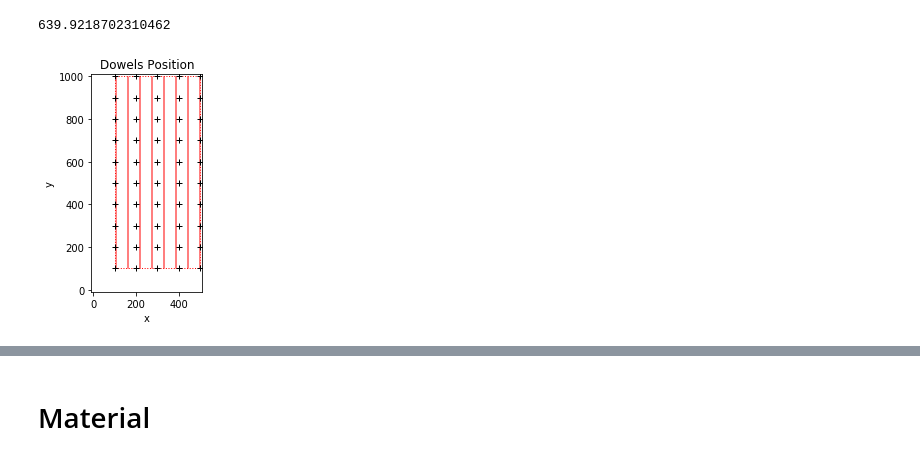
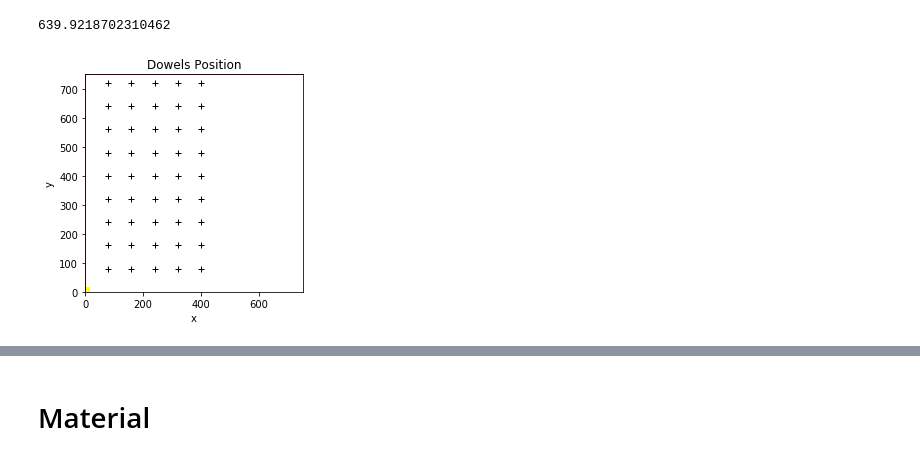
Before and after one commit to MarcoDona-CLTs/my-first-binder, a Jupyter notebook: timberDowelConnDesign.ipynb, the cells around one changed output, grey strips where cells are left out. Drawn from its saved outputs; the diff is of its cells as text; code cells hidden in the pictures.

```diff
--- a/timberDowelConnDesign.ipynb
+++ b/timberDowelConnDesign.ipynb
@@ -31,19 +31,8 @@ dDowel = 20 # Diameter of the dowel
 LDowel = 600 # Length of the dowel
 nDowelsX = 5 # number of dowels along dir X
 nDowelsY = 10 # numer of dowels alonf dir Y
-spacingDowelX = 100
-spacingDowelY = 100
-
-dowelEndDistParlGrainLoaded = dDowel * 6
-dowelEndDistParlGrainUnload = dDowel * 5
-
-dowelEndDistPerpGrainLoaded = dDowel * 6
-dowelEndDistPerpGrainUnload = dDowel * 6
-
-dowelEdgeDistPerpGrainLoaded = dDowel * 6
-dowelEdgeDistPerpGrainUnload = dDowel * 4
-
-
+spacingDowelX = 80
+spacingDowelY = 80
 
 areaDowelCut = nDowelsX * dDowel * (hTimber - nPlt * (tPlt + 2 * gapPlt))
 
@@ -58,6 +47,8 @@ areaTimberNet**0.5
 Area Timber =  562500 | Net Area Timber =  409500 | % Net Area Timber =  0.728
 639.9218702310462
 # %%
+# Print dowel group
+
 # Print dowel group
 
 
@@ -72,49 +63,41 @@ colors = (0,0,0)
 dowelMatrix = np.array([[i, j] for i in np.arange(1, nDowelsX+1) * spacingDowelX
                                                   for j in np.arange(1, nDowelsY+1) * spacingDowelY ])
 
 
 
 # plt.plot(dowelMatrix[:,0], dowelMatrix[:,1],  '+', color='black')
 
 from matplotlib.patches import Rectangle
 fig, ax = plt.subplots()
 
 ax.set_aspect('equal', adjustable='box')
 
 ax.plot(dowelMatrix[:,0], dowelMatrix[:,1],  '+', color='black')
 
-# ax.add_patch( Rectangle((2, 4),
-#                         5, 6,
-#                         fc='none',
-#                         color ='yellow',
-#                         linewidth = 5,
-#                         linestyle="dotted") )
-dowelGroupLengthX = spacingDowelX * (nDowelsX-1)
-dowelGroupLengthY = spacingDowelY * (nDowelsY-1)
+ax.add_patch( Rectangle((2, 4),
+                        5, 6,
+                        fc='none',
+                        color ='yellow',
+                        linewidth = 5,
+                        linestyle="dotted") )
 
-ax.add_patch(Rectangle((spacingDowelX, spacingDowelY),dowelGroupLengthX, dowelGroupLengthY,
-                        hatch="|", fc='none', color="red", linestyle="dotted"))
-
-# ax.plot([0,dowelGroupLengthX],[0, dowelGroupLengthY],ls="--",c="b")
-# ax.fill_between([0,dowelGroupLengthX],[0, dowelGroupLengthY], facecolor="none", hatch="X",
-#                 edgecolor="b", linewidth=1.0, linestyle ="dotted")
-
+ax.add_patch(Rectangle((0, 0), bTimber, hTimber, fc='none', color="red"))
 
 plt.title('Dowels Position')
 plt.xlabel('x')
 plt.ylabel('y')
-# plt.axis('off')
+#plt.axis('off')
 
-plt.xlim(-10, (spacingDowelX * nDowelsX )+10)
-plt.ylim(-10, (spacingDowelY * nDowelsY )+10)
+plt.xlim(0, bTimber)
+plt.ylim(0, hTimber)
 
 
 plt.show()
 
 
 # np.dot(np.ones(nDowelsX), np.array([[3, 4]]))
 
 # bbbb= np.repeat(a = np.arange(nDowelsX), repeats = 2, axis = 0)
 # bbbb
 # %% [output]
-[figure, old version]
+[figure, new version]
```
Also changed, not shown: parts of 1 cell of this notebook.
